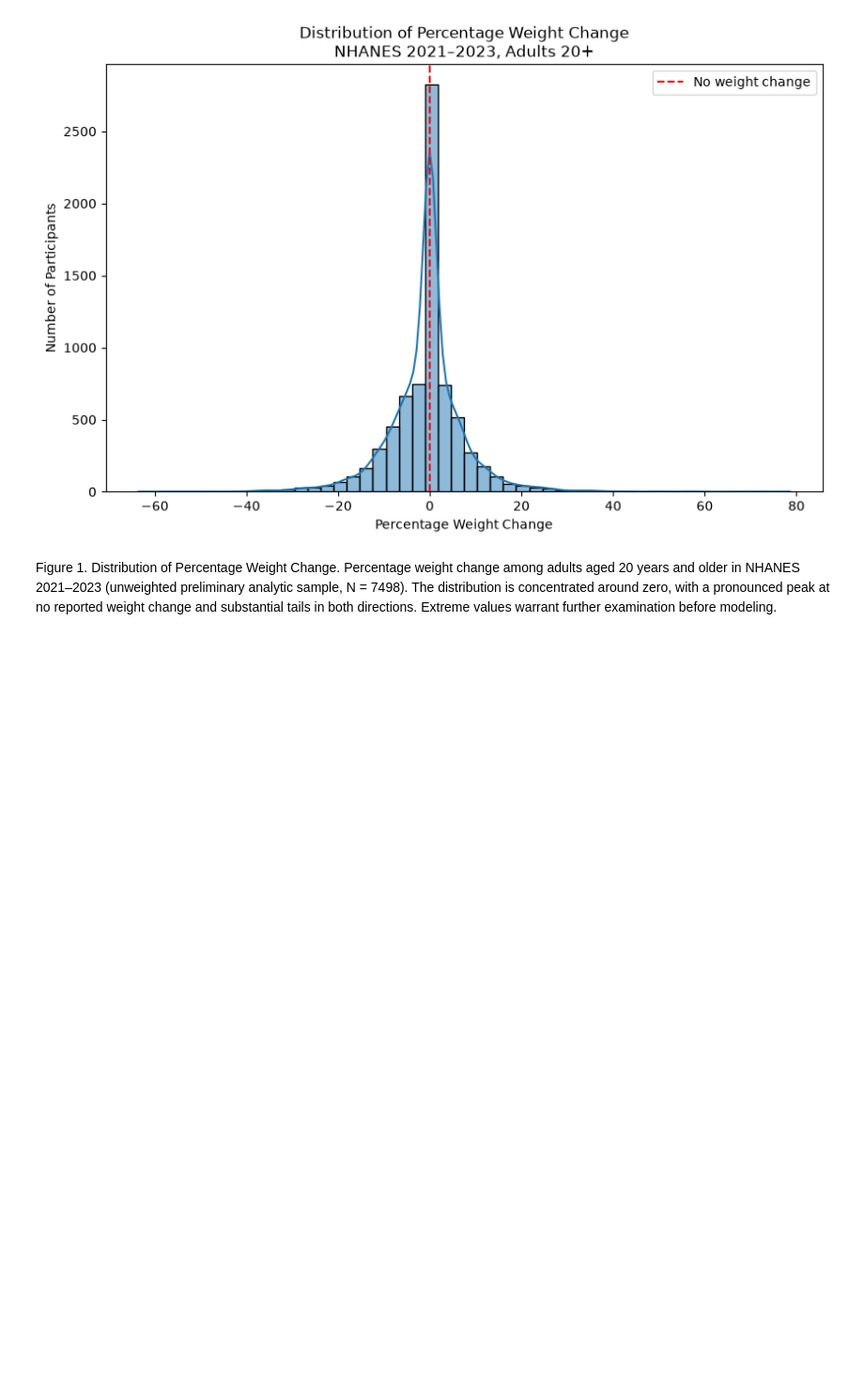
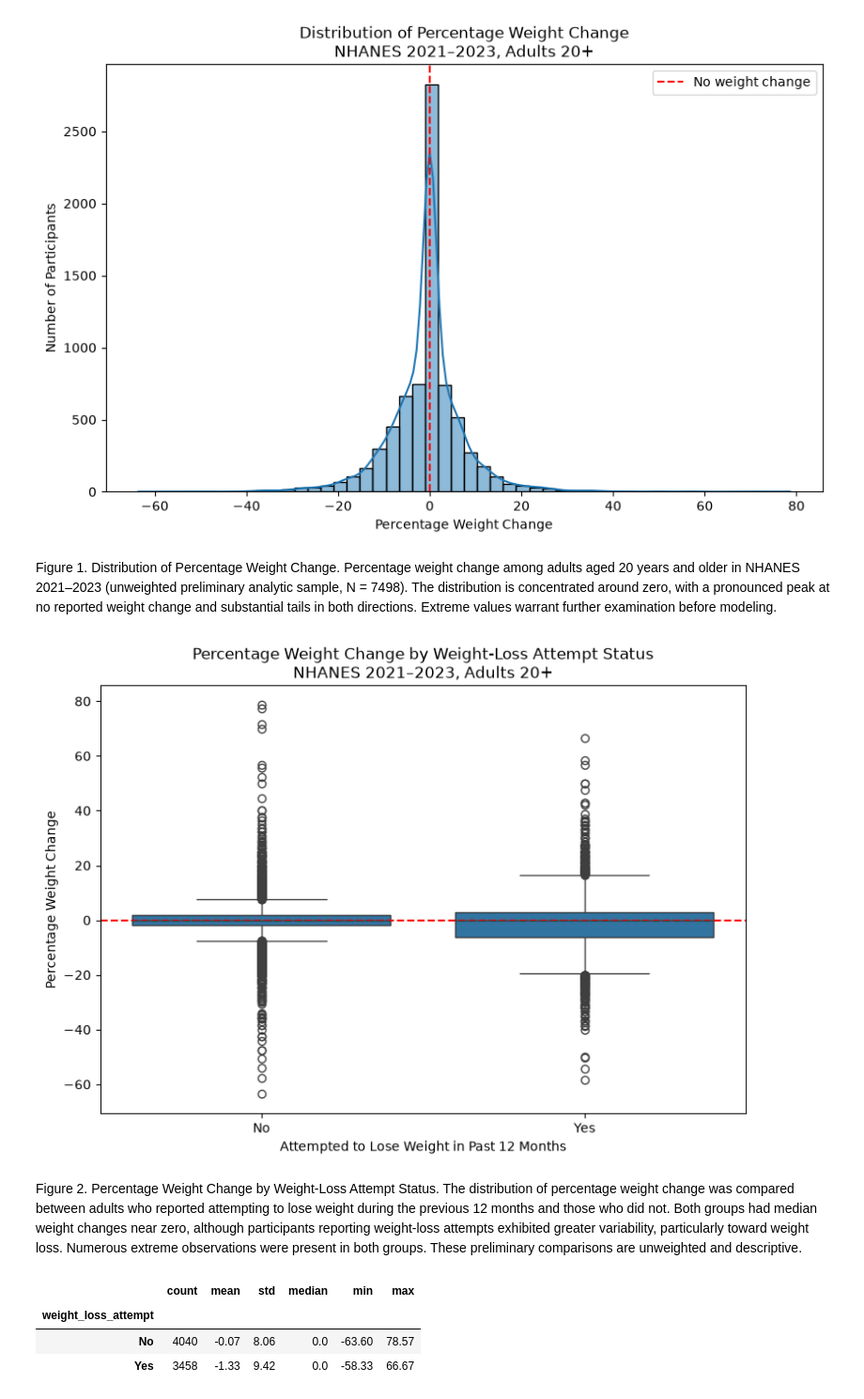
Before and after one commit to willcole2/nhanes-project, a Jupyter notebook: nhanes_exploration.ipynb, the cells around one changed output. Shown at 94% size. Saved outputs shown, nothing was run; the diff lists cells and outputs as text; code cells hidden in the pictures; blank space fills up the shorter version.

```diff
--- a/nhanes_exploration.ipynb
+++ b/nhanes_exploration.ipynb
@@ -598,3 +598,53 @@ plt.show()
 [figure]
 # %% [markdown]
 Figure 1. Distribution of Percentage Weight Change. Percentage weight change among adults aged 20 years and older in NHANES 2021–2023 (unweighted preliminary analytic sample, N = 7498). The distribution is concentrated around zero, with a pronounced peak at no reported weight change and substantial tails in both directions. Extreme values warrant further examination before modeling.
+# %%
+# Create readable labels for weight-loss attempts
+primary_sample["weight_loss_attempt"] = primary_sample["WHQ070"].map({
+    1: "Yes",
+    2: "No"
+})
+
+# Compare percentage weight change by attempt status
+plt.figure(figsize=(9, 6))
+
+sns.boxplot(
+    data=primary_sample,
+    x="weight_loss_attempt",
+    y="pct_weight_change",
+    order=["No", "Yes"]
+)
+
+plt.axhline(0, color="red", linestyle="--")
+
+plt.xlabel("Attempted to Lose Weight in Past 12 Months")
+plt.ylabel("Percentage Weight Change")
+plt.title("Percentage Weight Change by Weight-Loss Attempt Status\nNHANES 2021–2023, Adults 20+")
+
+plt.savefig(
+    "results/eda/weight_change_by_attempt.png",
+    dpi=300,
+    bbox_inches="tight"
+)
+
+plt.show()
+# %% [output]
+[figure, added]
+# %% [markdown]
+Figure 2. Percentage Weight Change by Weight-Loss Attempt Status. The distribution of percentage weight change was compared between adults who reported attempting to lose weight during the previous 12 months and those who did not. Both groups had median weight changes near zero, although participants reporting weight-loss attempts exhibited greater variability, particularly toward weight loss. Numerous extreme observations were present in both groups. These preliminary comparisons are unweighted and descriptive.
+# %%
+# Descriptive statistics by weight-loss attempt status
+
+group_summary = (
+    primary_sample
+    .groupby("weight_loss_attempt")["pct_weight_change"]
+    .agg(["count", "mean", "std", "median", "min", "max"])
+    .round(2)
+)
+
+group_summary
+# %% [output]
+|  | count | mean | std | median | min | max |
+| weight_loss_attempt |  |  |  |  |  |  |
+| No | 4040 | -0.07 | 8.06 | 0.0 | -63.60 | 78.57 |
+| Yes | 3458 | -1.33 | 9.42 | 0.0 | -58.33 | 66.67 |
```
Also changed, not shown: parts of 104 cells of this notebook, 10 other files.
